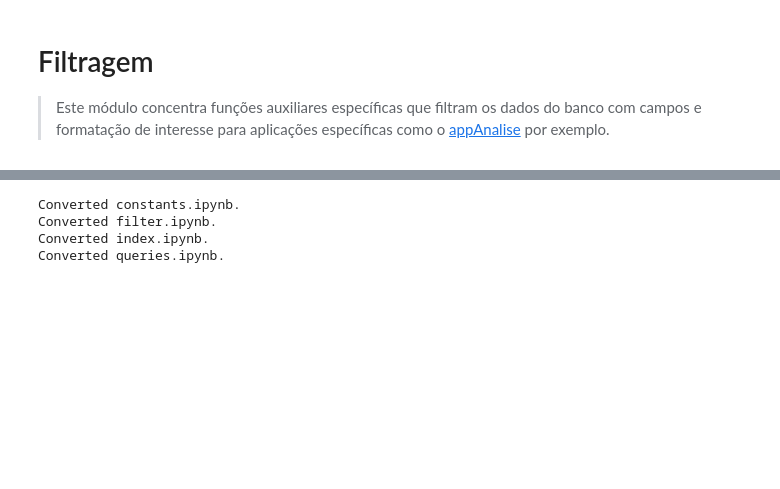
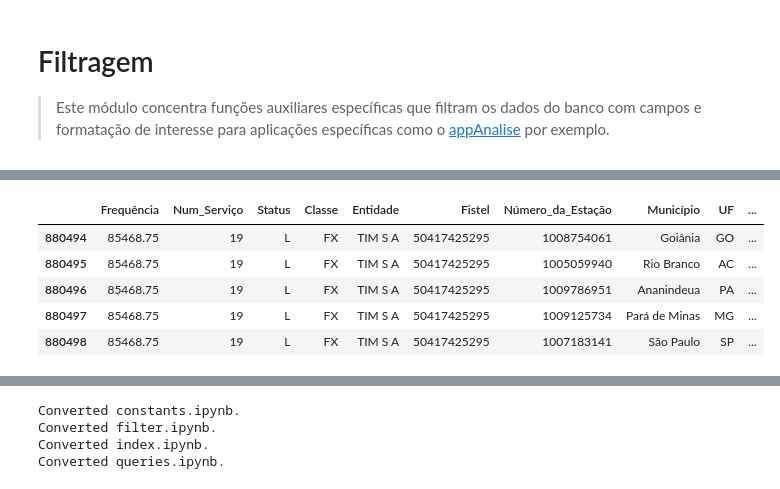
Before and after one commit to ronaldokun/anateldb, a Jupyter notebook: filter.ipynb, the cells around one changed output, grey strips where cells are left out. Cells and saved outputs as stored; diff of their text form; code cells hidden in the pictures; blank space fills up the shorter version.

```diff
--- a/filter.ipynb
+++ b/filter.ipynb
@@ -97,3 +136,12 @@ if not pasta.exists():
+# %%
+base.tail()
+# %% [output]
+|  | Frequência | Num_Serviço | Status | Classe | Entidade | Fistel | Número_da_Estação | Município | UF | ... |
+| 880494 | 85468.75 | 19 | L | FX | TIM S A | 50417425295 | 1008754061 | Goiânia | GO | ... |
+| 880495 | 85468.75 | 19 | L | FX | TIM S A | 50417425295 | 1005059940 | Rio Branco | AC | ... |
+| 880496 | 85468.75 | 19 | L | FX | TIM S A | 50417425295 | 1009786951 | Ananindeua | PA | ... |
+| 880497 | 85468.75 | 19 | L | FX | TIM S A | 50417425295 | 1009125734 | Pará de Minas | MG | ... |
+| 880498 | 85468.75 | 19 | L | FX | TIM S A | 50417425295 | 1007183141 | São Paulo | SP | ... |
 # %%
 formatar_db(pasta)
 # %% [output]
```
Also changed, not shown: parts of 8 cells of this notebook, 22 other files.
